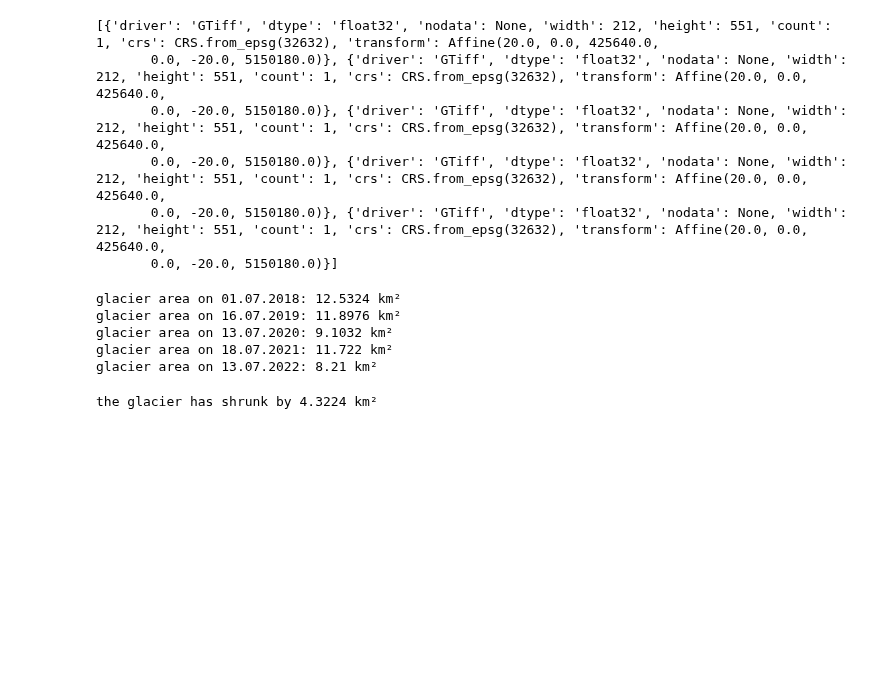
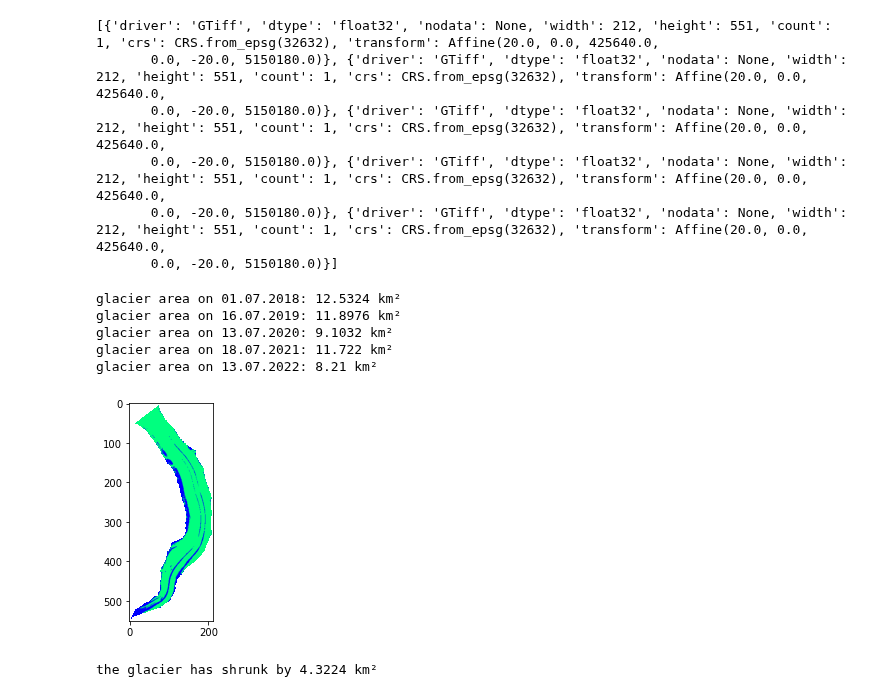
Before and after one commit to GISAdamToth/ArcGIS_Notebooks_thesis, a Jupyter notebook: glacial/ndsi.ipynb, the cells around one changed output. Cells and saved outputs as stored; diff of their text form; code cells hidden in the pictures; blank space fills up the shorter version.

Commit message:
plot

```diff
--- a/glacial/ndsi.ipynb
+++ b/glacial/ndsi.ipynb
@@ -211,6 +165,12 @@ glacier area on 16.07.2019: 11.8976 km²
 glacier area on 13.07.2020: 9.1032 km²
 glacier area on 18.07.2021: 11.722 km²
 glacier area on 13.07.2022: 8.21 km²
+# %%
+src = rasterio.open(wd + '/ndsi_20180701.tif')
+plt.imshow(src.read(1), cmap='winter')
+plt.show()
+# %% [output]
+[figure, added]
 # %%
 # calculate the difference in glacier area between the first year and last year
 difference = glacier_area[0]-glacier_area[len(glacier_area)-1]
```
Also changed, not shown: parts of 6 cells of this notebook.
